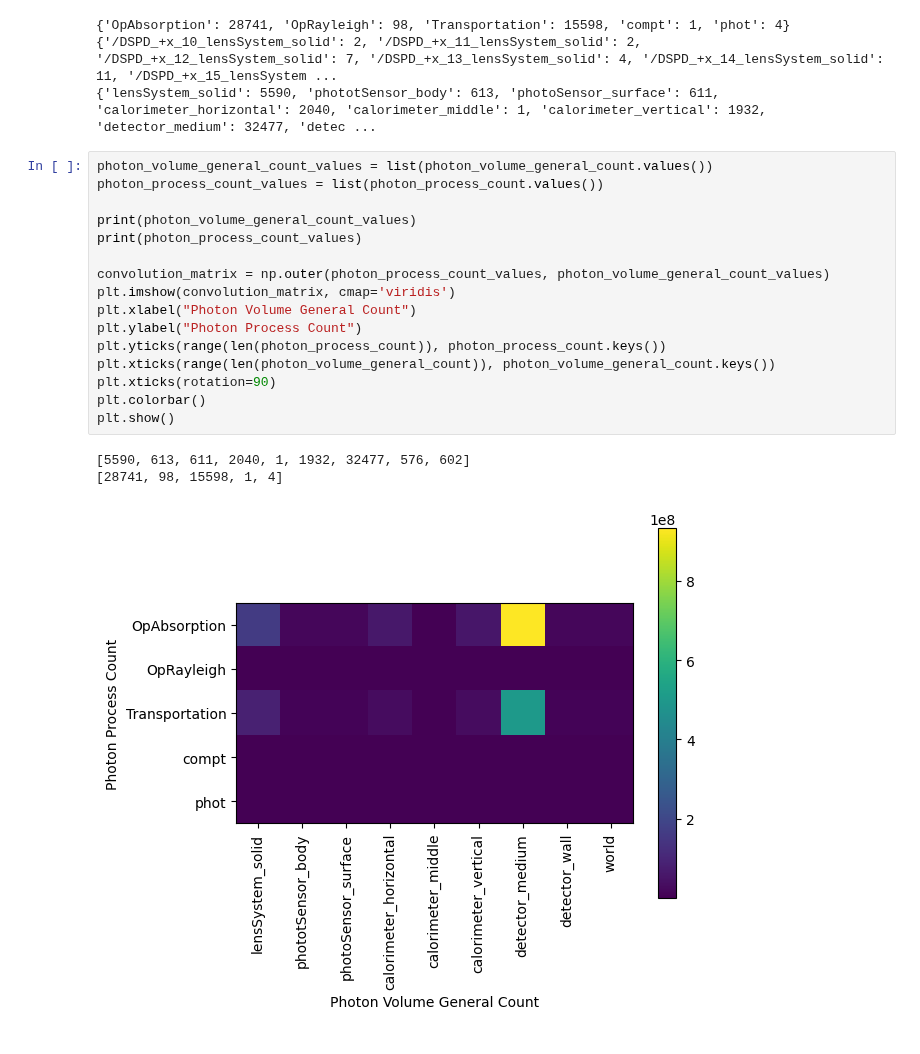
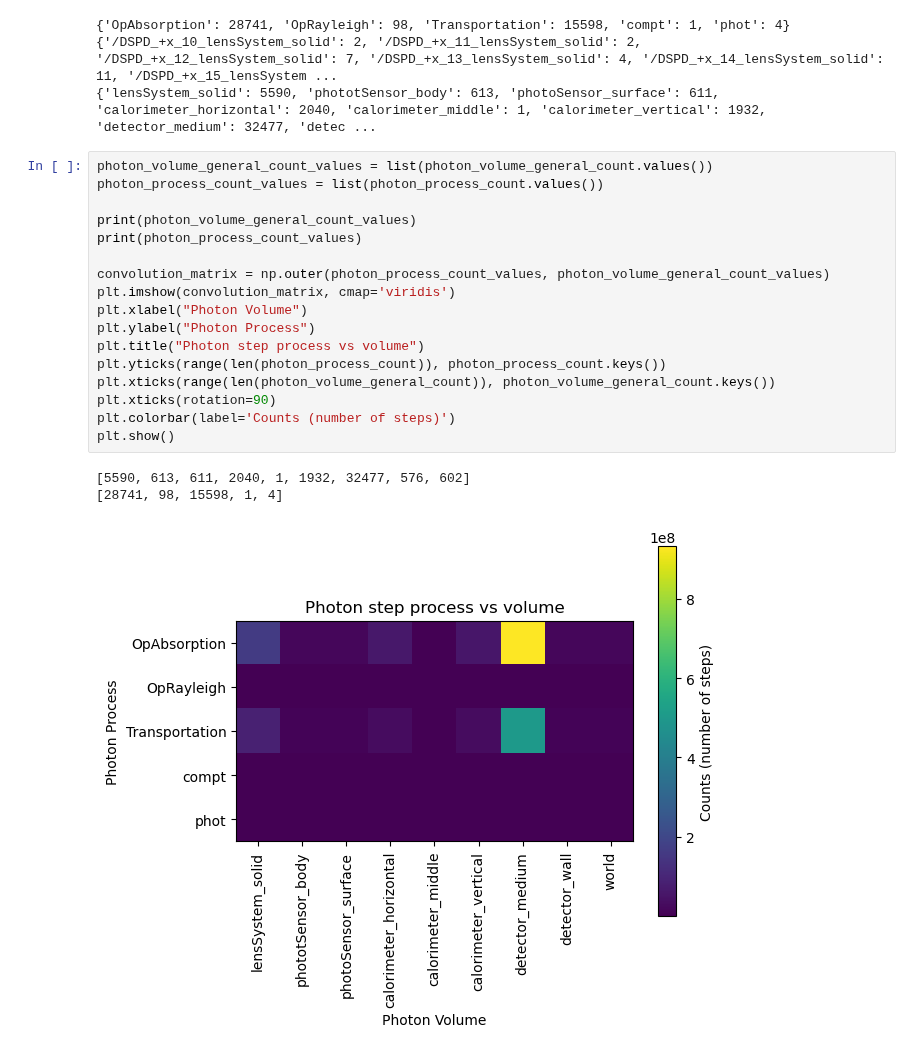
Before and after one commit to Noah-Everett/DSPS-Detector, a Jupyter notebook: analysis/preliminary.ipynb, the cells around one changed output. Saved outputs shown, nothing was run; the diff lists cells and outputs as text.

```diff
--- a/analysis/topology.ipynb
+++ b/analysis/preliminary.ipynb
@@ -184,20 +185,21 @@ print(photon_volume_general_count)
 # %%
 photon_volume_general_count_values = list(photon_volume_general_count.values())
 photon_process_count_values = list(photon_process_count.values())
 
 print(photon_volume_general_count_values)
 print(photon_process_count_values)
 
 convolution_matrix = np.outer(photon_process_count_values, photon_volume_general_count_values)
 plt.imshow(convolution_matrix, cmap='viridis')
-plt.xlabel("Photon Volume General Count")
-plt.ylabel("Photon Process Count")
+plt.xlabel("Photon Volume")
+plt.ylabel("Photon Process")
+plt.title("Photon step process vs volume")
 plt.yticks(range(len(photon_process_count)), photon_process_count.keys())
 plt.xticks(range(len(photon_volume_general_count)), photon_volume_general_count.keys())
 plt.xticks(rotation=90)
-plt.colorbar()
+plt.colorbar(label='Counts (number of steps)')
 plt.show()
 # %% [output]
 [5590, 613, 611, 2040, 1, 1932, 32477, 576, 602]
 [28741, 98, 15598, 1, 4]
-[figure, old version]
+[figure, new version]
```
Also changed, not shown: parts of 2 cells of this notebook, 9 other files.
